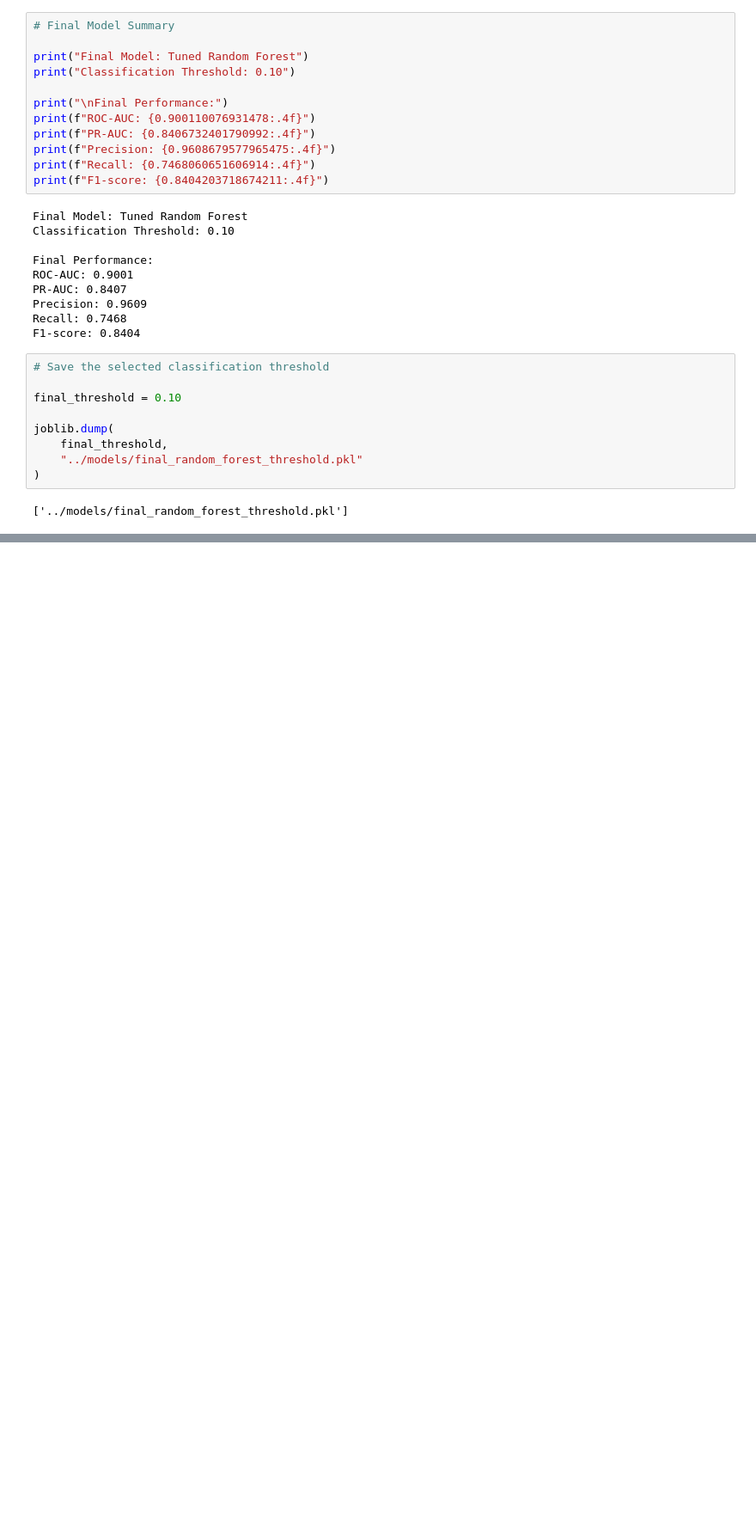
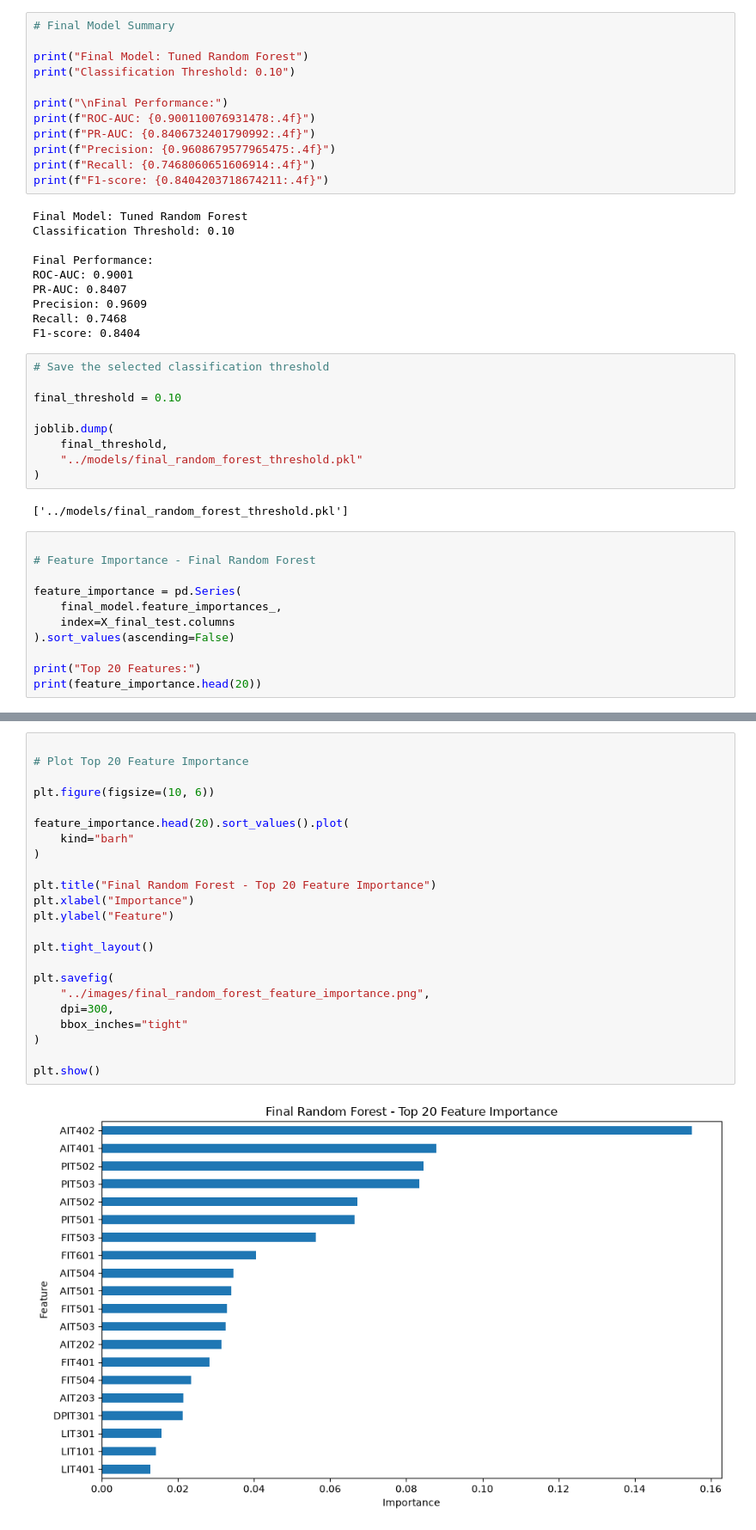
Before and after one commit to HlaMohd/Capstone-Project, a Jupyter notebook: notebooks/07_Final_Model.ipynb, the cells around one changed output, grey strips where cells are left out. Shown at 86% size. Cells and saved outputs as stored; diff of their text form; blank space fills up the shorter version.

Commit message:
Add final model feature importance analysis

```diff
--- a/notebooks/07_Final_Model.ipynb
+++ b/notebooks/07_Final_Model.ipynb
@@ -456,3 +456,14 @@ joblib.dump(
 )
 # %% [output]
 ['../models/final_random_forest_threshold.pkl']
+# %%
+
+# Feature Importance - Final Random Forest
+
+feature_importance = pd.Series(
+    final_model.feature_importances_,
+    index=X_final_test.columns
+).sort_values(ascending=False)
+
+print("Top 20 Features:")
+print(feature_importance.head(20))
@@ -458,0 +488,25 @@ joblib.dump(
+# %%
+
+# Plot Top 20 Feature Importance
+
+plt.figure(figsize=(10, 6))
+
+feature_importance.head(20).sort_values().plot(
+    kind="barh"
+)
+
+plt.title("Final Random Forest - Top 20 Feature Importance")
+plt.xlabel("Importance")
+plt.ylabel("Feature")
+
+plt.tight_layout()
+
+plt.savefig(
+    "../images/final_random_forest_feature_importance.png",
+    dpi=300,
+    bbox_inches="tight"
+)
+
+plt.show()
+# %% [output]
+[figure, added]
```
Also changed, not shown: parts of 5 cells of this notebook, 3 other files.
